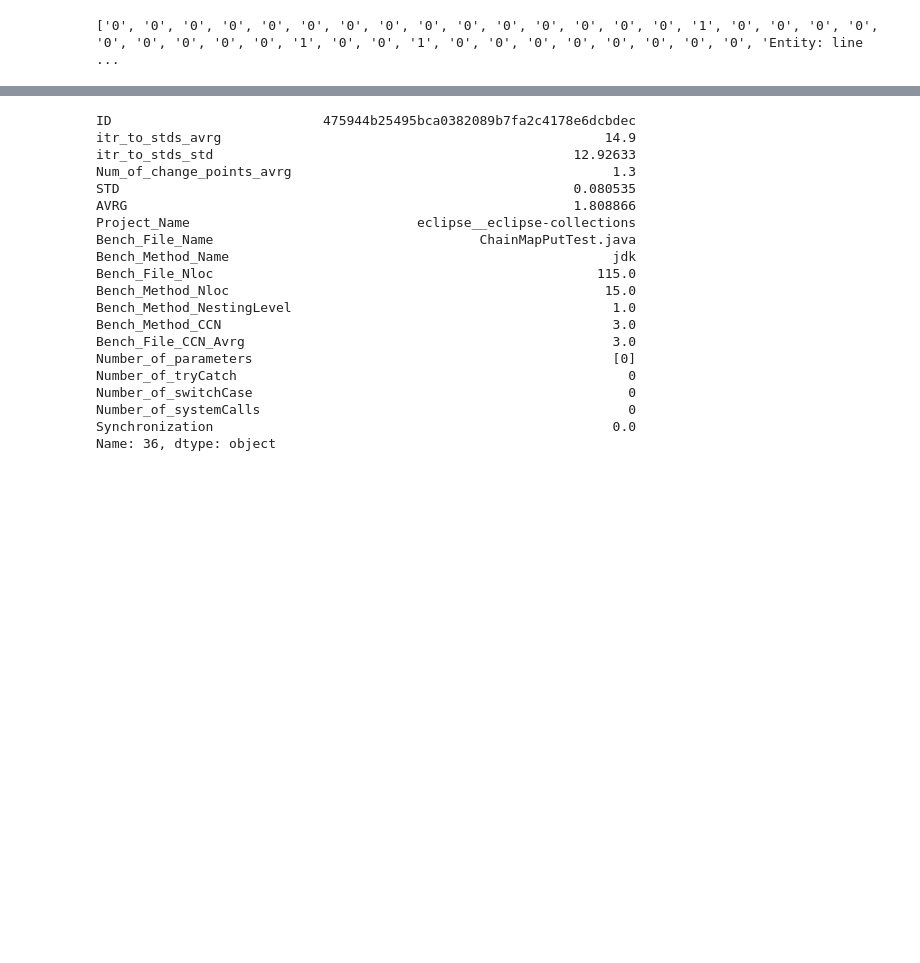
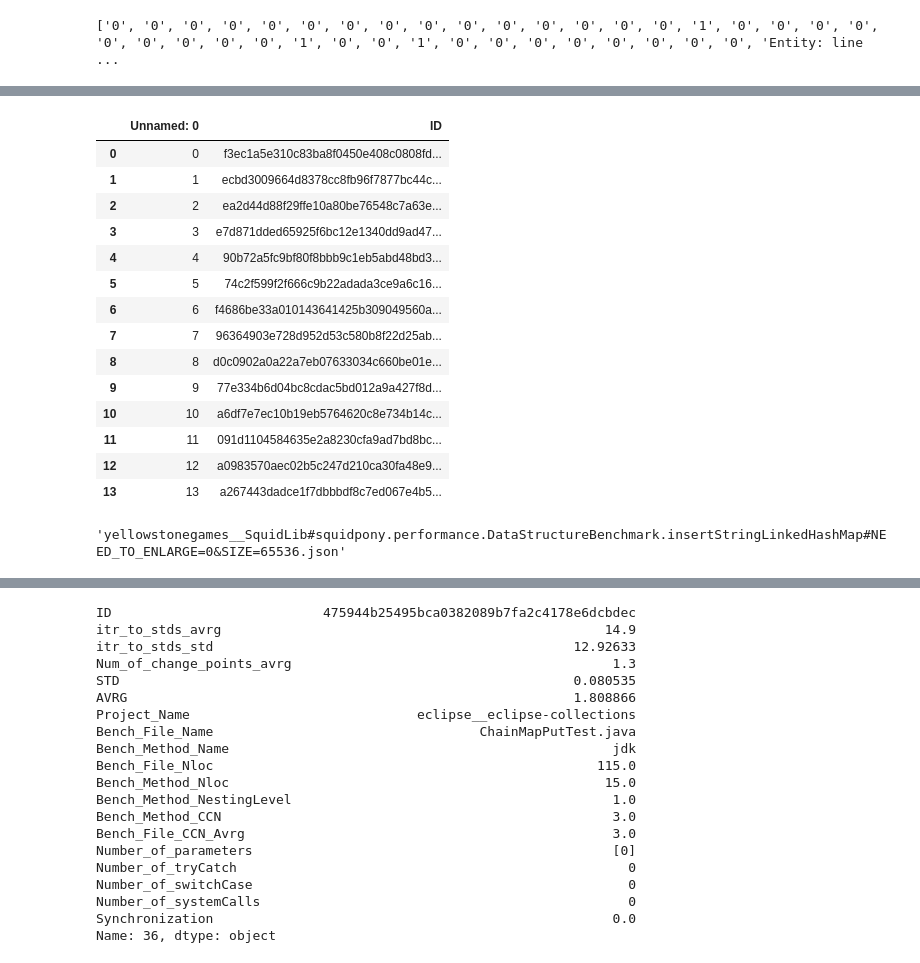
Before and after one commit to amirmahdiKhosravi/ACM-SPEC-ICPE-2023-DataTrack, a Jupyter notebook: Untitled.ipynb, the cells around one changed output, grey strips where cells are left out. Saved outputs shown, nothing was run; the diff lists cells and outputs as text; code cells hidden in the pictures; blank space fills up the shorter version.

```diff
--- a/Untitled.ipynb
+++ b/Untitled.ipynb
@@ -319,0 +419,22 @@ print(list(df["Number_of_tryCatch"]))
+# %%
+pd.read_csv("srcml_error_files.csv", index_col=False)
+# %% [output]
+|  | Unnamed: 0 | ID |
+| 0 | 0 | f3ec1a5e310c83ba8f0450e408c0808fd... |
+| 1 | 1 | ecbd3009664d8378cc8fb96f7877bc44c... |
+| 2 | 2 | ea2d44d88f29ffe10a80be76548c7a63e... |
+| 3 | 3 | e7d871dded65925f6bc12e1340dd9ad47... |
+| 4 | 4 | 90b72a5fc9bf80f8bbb9c1eb5abd48bd3... |
+| 5 | 5 | 74c2f599f2f666c9b22adada3ce9a6c16... |
+| 6 | 6 | f4686be33a010143641425b309049560a... |
+| 7 | 7 | 96364903e728d952d53c580b8f22d25ab... |
+| 8 | 8 | d0c0902a0a22a7eb07633034c660be01e... |
+| 9 | 9 | 77e334b6d04bc8cdac5bd012a9a427f8d... |
+| 10 | 10 | a6df7e7ec10b19eb5764620c8e734b14c... |
+| 11 | 11 | 091d1104584635e2a8230cfa9ad7bd8bc... |
+| 12 | 12 | a0983570aec02b5c247d210ca30fa48e9... |
+| 13 | 13 | a267443dadce1f7dbbbdf8c7ed067e4b5... |
+# %%
+hash_dict["f3ec1a5e310c83ba8f0450e408c0808fdb0a18de"]
+# %% [output]
+'yellowstonegames__SquidLib#squidpony.performance.DataStructureBenchmark.insertStringLinkedHashMap#NEED_TO_ENLARGE=0&SIZE=65536.json'
```
Also changed, not shown: parts of 14 cells of this notebook.
